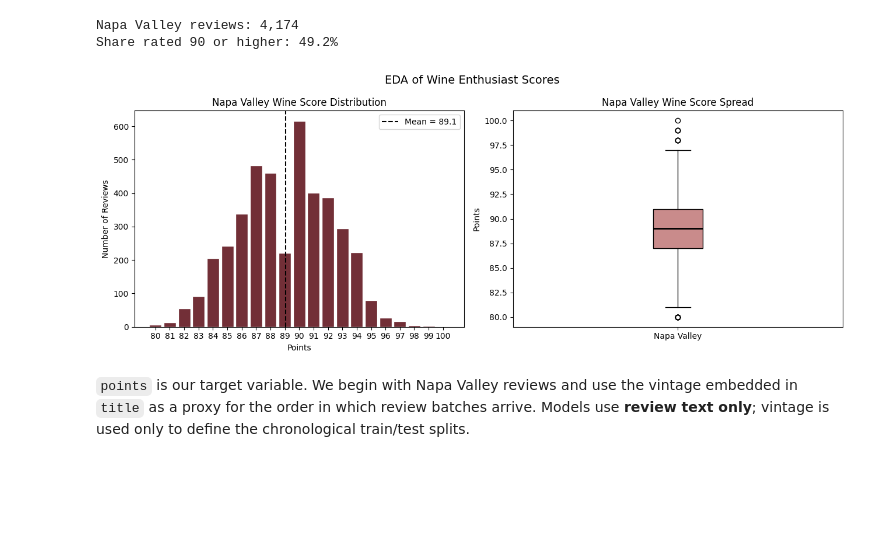
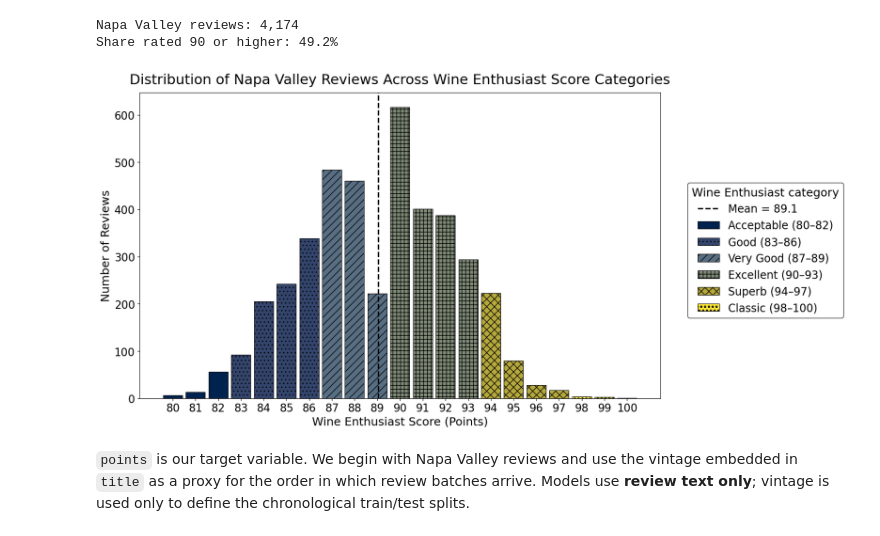
Before and after one commit to dylanhernandez1/DATA4401_Project3, a Jupyter notebook: Score_TextAnalysis_Chris.ipynb, the cells around one changed output. Saved outputs shown, nothing was run; the diff lists cells and outputs as text; code cells hidden in the pictures; blank space fills up the shorter version.

```diff
--- a/Score_TextAnalysis_Chris.ipynb
+++ b/Score_TextAnalysis_Chris.ipynb
@@ -128,32 +130,42 @@ print(f"Share rated 90 or higher: {(napa_reviews['points'] >= 90).mean():.1%}")
 Napa Valley reviews: 4,174
 Share rated 90 or higher: 49.2%
 # %%
-# Score distribution and spread for Napa Valley wines.
+# Score distribution for Napa Valley wines.
+# A colorblind-friendly blue-to-gold palette looks good on screen; distinct hatches preserve
+# the category differences when the chart is printed in black and white.
 scores = napa_reviews['points']
+score_counts = scores.value_counts().sort_index()
+rating_styles = [
+    (80, 82, 'Acceptable (80–82)', '#00224E', ''),
+    (83, 86, 'Good (83–86)', '#34456C', '..'),
+    (87, 89, 'Very Good (87–89)', '#586E82', '//'),
+    (90, 93, 'Excellent (90–93)', '#818C78', '++'),
+    (94, 97, 'Superb (94–97)', '#B5A93E', 'xx'),
+    (98, 100, 'Classic (98–100)', '#FDE737', 'oo'),
+]
 
-fig, axes = plt.subplots(1, 2, figsize=(13, 5))
-axes[0].hist(scores, bins=range(scores.min(), scores.max() + 2),
-             align='left', rwidth=0.85, color='#722F37', edgecolor='white')
-axes[0].axvline(scores.mean(), color='black', linestyle='--',
+fig, ax = plt.subplots(figsize=(16, 8))
+for lower, upper, label, shade, hatch in rating_styles:
+    category_scores = score_counts.loc[(score_counts.index >= lower) & (score_counts.index <= upper)]
+    if not category_scores.empty:
+        ax.bar(category_scores.index, category_scores.values, width=.85, label=label,
+                    color=shade, edgecolor='black', linewidth=.8, hatch=hatch)
+
+ax.axvline(scores.mean(), color='black', linestyle='--', linewidth=2.2,
                 label=f'Mean = {scores.mean():.1f}')
-axes[0].set_title('Napa Valley Wine Score Distribution')
-axes[0].set_xlabel('Points')
-axes[0].set_ylabel('Number of Reviews')
-axes[0].set_xticks(range(scores.min(), scores.max() + 1))
-axes[0].legend()
-
-axes[1].boxplot(scores, patch_artist=True,
-                boxprops=dict(facecolor='#C98B8B'),
-                medianprops=dict(color='black', linewidth=2))
-axes[1].set_title('Napa Valley Wine Score Spread')
-axes[1].set_ylabel('Points')
-axes[1].set_xticks([1], ['Napa Valley'])
-
-fig.suptitle('EDA of Wine Enthusiast Scores', fontsize=14)
-plt.tight_layout()
+ax.set_title('Distribution of Napa Valley Reviews Across Wine Enthusiast Score Categories', fontsize=22, pad=14)
+ax.set_xlabel('Wine Enthusiast Score (Points)', fontsize=18)
+ax.set_ylabel('Number of Reviews', fontsize=18)
+ax.set_xticks(range(int(scores.min()), int(scores.max()) + 1))
+ax.tick_params(axis='both', labelsize=17)
+legend_handles, legend_labels = ax.get_legend_handles_labels()
+fig.legend(legend_handles, legend_labels, fontsize=17, title='Wine Enthusiast category',
+           title_fontsize=18, loc='center left', bbox_to_anchor=(.80, .5),
+           frameon=True, edgecolor='black')
+plt.tight_layout(rect=(0, 0, .78, 1))
 plt.show()
 # %% [output]
-[figure, old version]
+[figure, new version]
 # %% [markdown]
 `points` is our target variable. We begin with Napa Valley reviews and use the vintage embedded in `title` as a proxy for the order in which review batches arrive. Models use **review text only**; vintage is used only to define the chronological train/test splits.
 # %%
```
Also changed, not shown: parts of 11 cells of this notebook.
